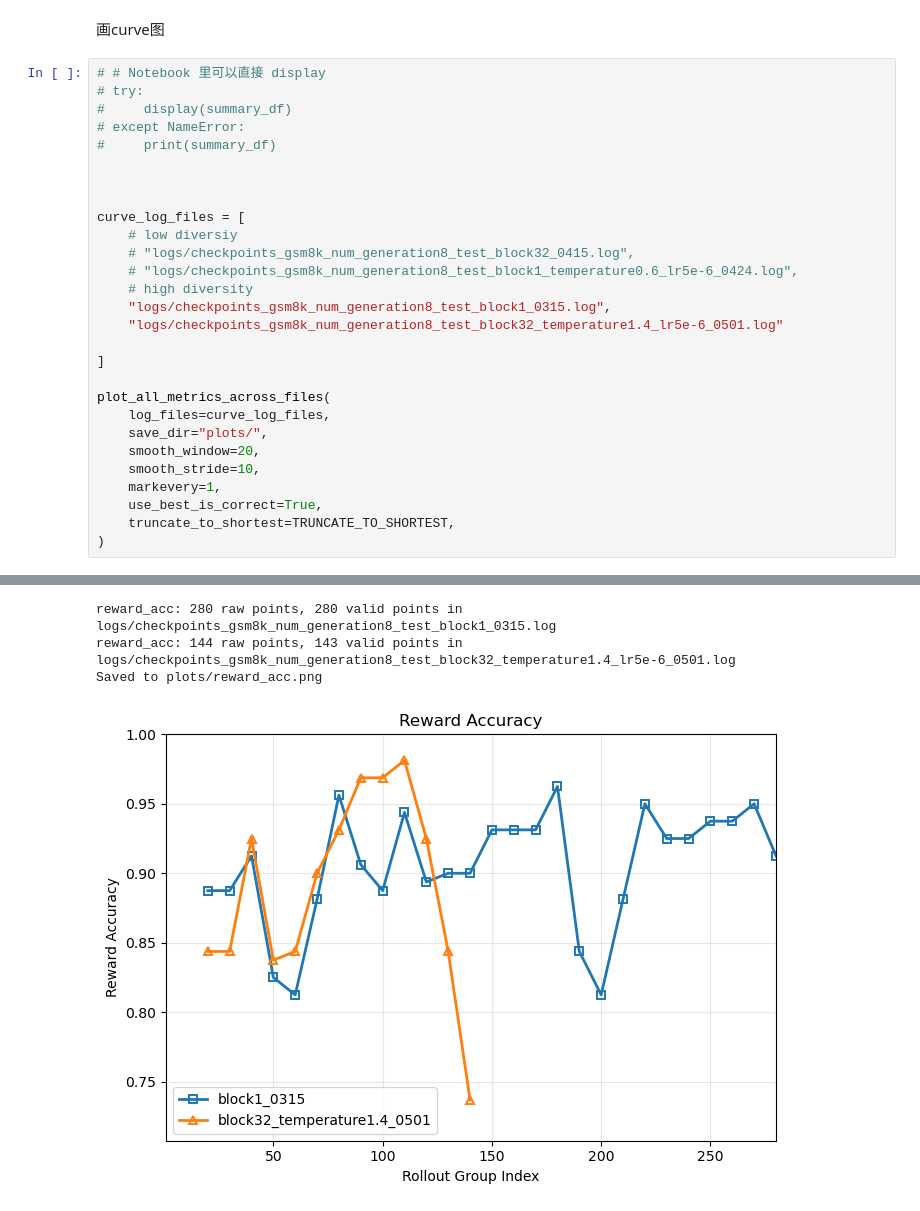
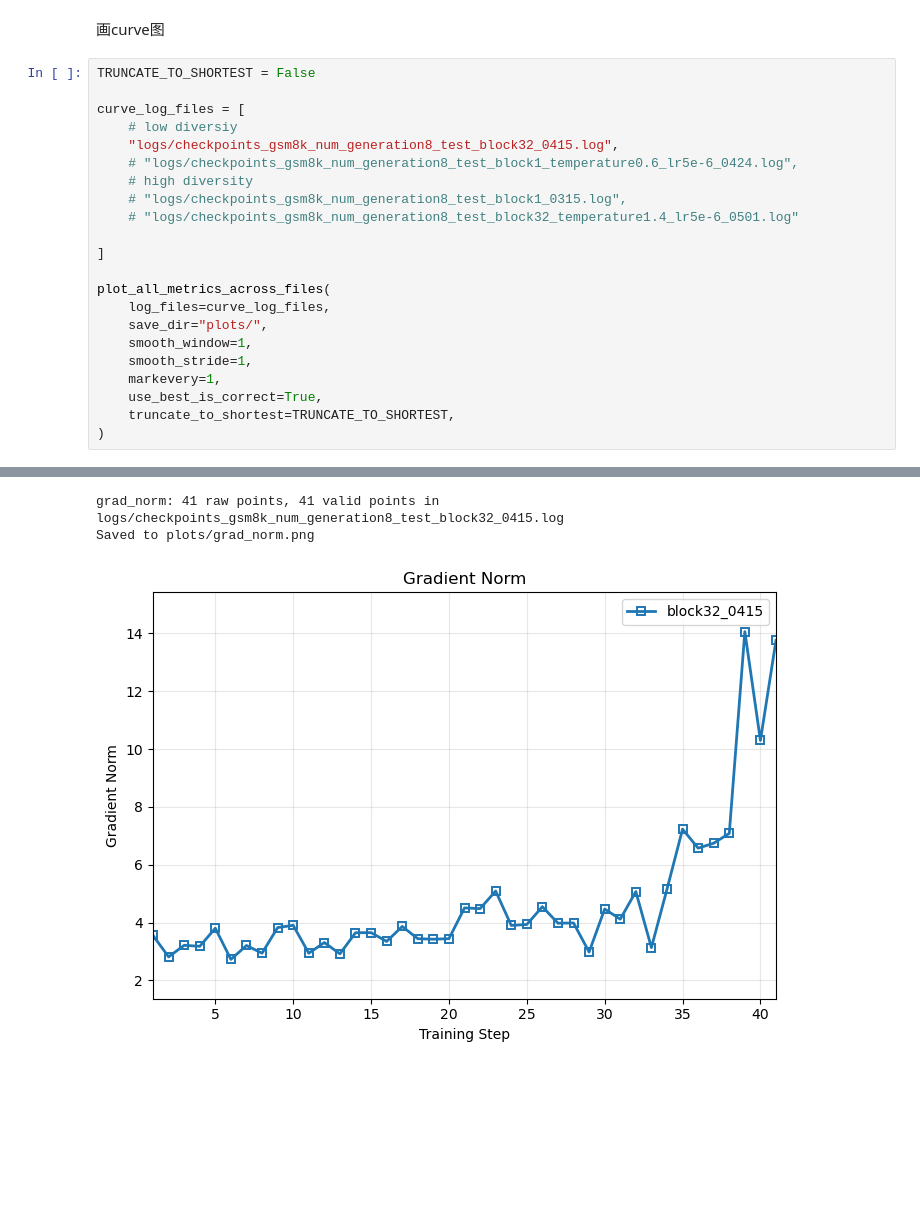
Before and after one commit to duterscmy/JustGRPO, a Jupyter notebook: draw_reward.ipynb, the cells around one changed output, grey strips where cells are left out. Drawn from its saved outputs; the diff is of its cells as text; blank space fills up the shorter version.

```diff
--- a/draw_reward.ipynb
+++ b/draw_reward.ipynb
@@ -1510,29 +1267,23 @@ Pareto points:
 # %% [markdown]
 画curve图
 # %%
-# # Notebook 里可以直接 display
-# try:
-#     display(summary_df)
-# except NameError:
-#     print(summary_df)
-
-
+TRUNCATE_TO_SHORTEST = False
 
 curve_log_files = [
     # low diversiy
-    # "logs/checkpoints_gsm8k_num_generation8_test_block32_0415.log",
+    "logs/checkpoints_gsm8k_num_generation8_test_block32_0415.log",
     # "logs/checkpoints_gsm8k_num_generation8_test_block1_temperature0.6_lr5e-6_0424.log",
     # high diversity
-    "logs/checkpoints_gsm8k_num_generation8_test_block1_0315.log",
-    "logs/checkpoints_gsm8k_num_generation8_test_block32_temperature1.4_lr5e-6_0501.log"
+    # "logs/checkpoints_gsm8k_num_generation8_test_block1_0315.log",
+    # "logs/checkpoints_gsm8k_num_generation8_test_block32_temperature1.4_lr5e-6_0501.log"
 
 ]
 
 plot_all_metrics_across_files(
     log_files=curve_log_files,
     save_dir="plots/",
-    smooth_window=20,
-    smooth_stride=10,
+    smooth_window=1,
+    smooth_stride=1,
     markevery=1,
     use_best_is_correct=True,
     truncate_to_shortest=TRUNCATE_TO_SHORTEST,
@@ -1545,4 +1295,3 @@ Saved to plots/pseudo_label_acc.png
-reward_acc: 280 raw points, 280 valid points in logs/checkpoints_gsm8k_num_generation8_test_block1_0315.log
-reward_acc: 144 raw points, 143 valid points in logs/checkpoints_gsm8k_num_generation8_test_block32_temperature1.4_lr5e-6_0501.log
-Saved to plots/reward_acc.png
+grad_norm: 41 raw points, 41 valid points in logs/checkpoints_gsm8k_num_generation8_test_block32_0415.log
+Saved to plots/grad_norm.png
-[figure, old version]
+[figure, new version]
```
Also changed, not shown: parts of 10 cells of this notebook, 2 other files.
